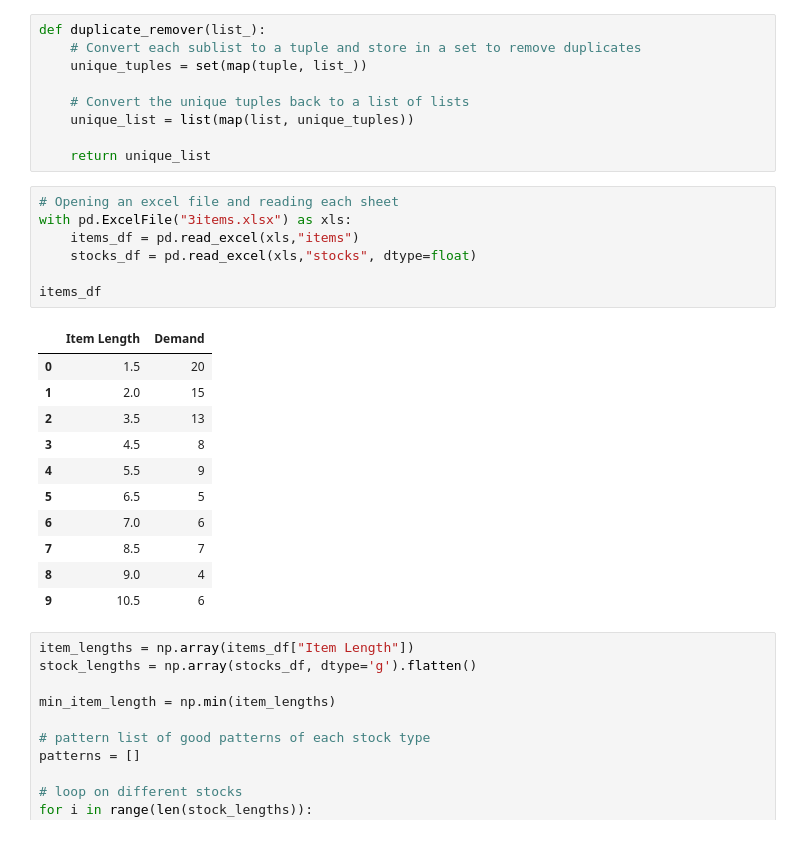
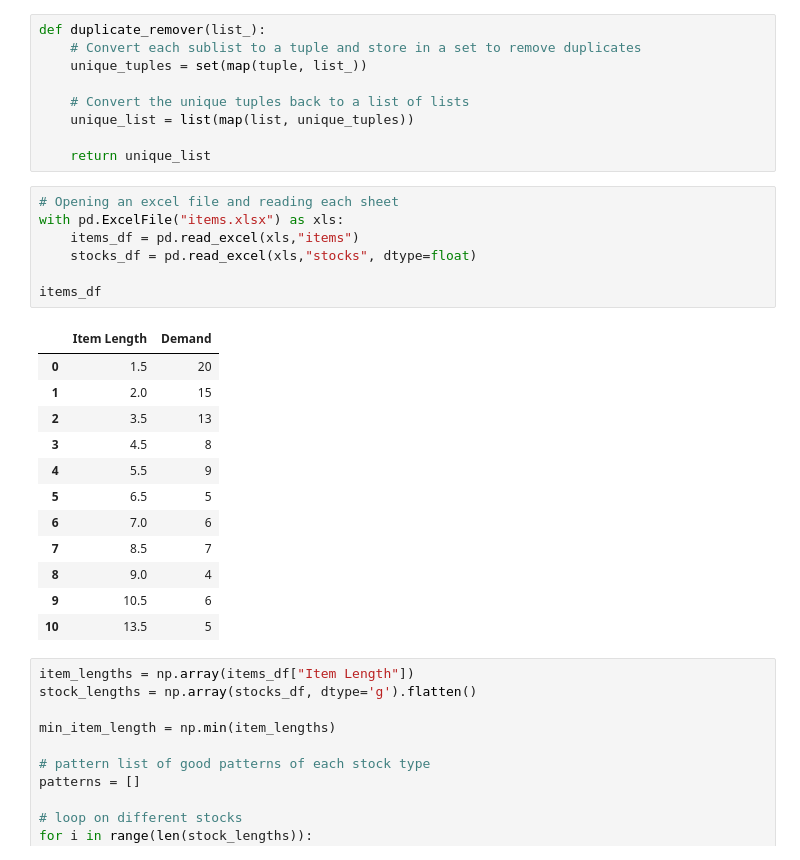
Before and after one commit to vishal91maurya-wq/Problems, a Jupyter notebook: Cutting_stock.ipynb, the cells around one changed output. Cells and saved outputs as stored; diff of their text form.

```diff
--- a/Cutting_stock.ipynb
+++ b/Cutting_stock.ipynb
@@ -35,23 +35,24 @@ def duplicate_remover(list_):
     return unique_list
 # %%
 # Opening an excel file and reading each sheet
-with pd.ExcelFile("3items.xlsx") as xls:
+with pd.ExcelFile("items.xlsx") as xls:
     items_df = pd.read_excel(xls,"items")
     stocks_df = pd.read_excel(xls,"stocks", dtype=float)
 
 items_df
 # %% [output]
 |  | Item Length | Demand |
 | 0 | 1.5 | 20 |
 | 1 | 2.0 | 15 |
 | 2 | 3.5 | 13 |
 | 3 | 4.5 | 8 |
 | 4 | 5.5 | 9 |
 | 5 | 6.5 | 5 |
 | 6 | 7.0 | 6 |
 | 7 | 8.5 | 7 |
 | 8 | 9.0 | 4 |
 | 9 | 10.5 | 6 |
+| 10 | 13.5 | 5 |
 # %%
 item_lengths = np.array(items_df["Item Length"])
 stock_lengths = np.array(stocks_df, dtype='g').flatten()
```
Also changed, not shown: parts of 12 cells of this notebook, 3 other files.
